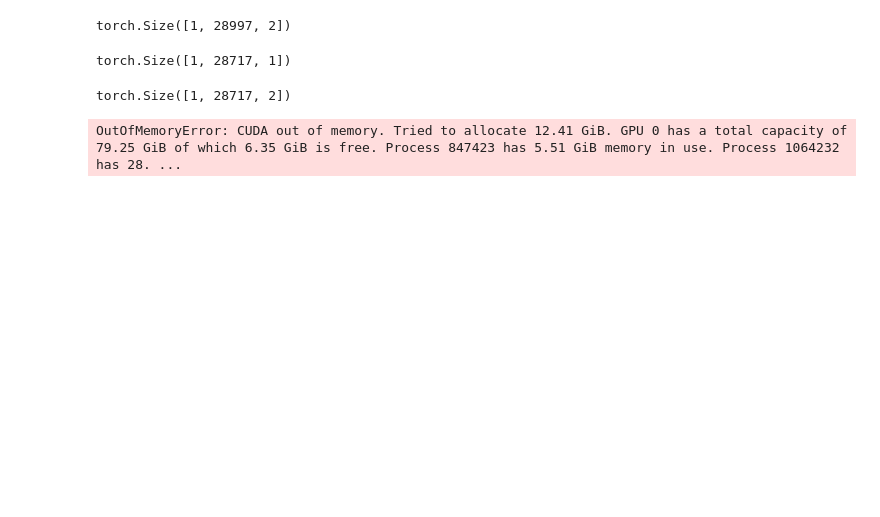
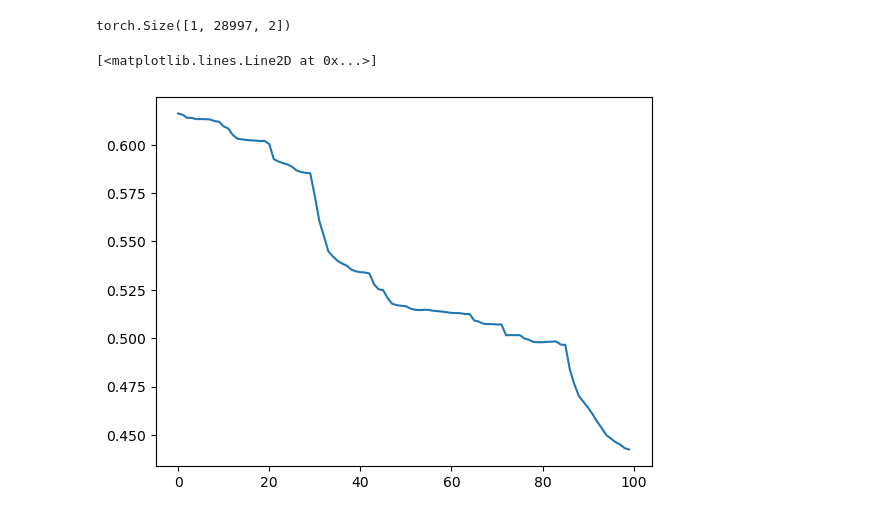
Before and after one commit to vinayakrana/TNP-pytorch, a Jupyter notebook: regression/ActiveLearning.ipynb, the cells around one changed output. Saved outputs shown, nothing was run; the diff lists cells and outputs as text; code cells hidden in the pictures; blank space fills up the shorter version.

Commit message:
Tried active learning for tnpd

```diff
--- a/regression/ActiveLearning.ipynb
+++ b/regression/ActiveLearning.ipynb
@@ -119,2 +121,2 @@ for key, value in test_sample.items():
 # %%
-# test_sample = test_batches[0]
+test_sample = test_batches[0]
@@ -121,25 +125,19 @@ for key, value in test_sample.items():
 # %%
-def max_variance(task, n_placements=20):
+# def max_variance(task, n_placements=20):
 
-    avg_std = []
-    for _ in range(n_placements+1):
-        model.eval()
-        with torch.no_grad():
-            prediction = model.predict(task.xc, task.yc, task.xt)
+#     task = copy.deepcopy(task)
+#     avg_std = []
+#     for _ in range(n_placements+1):
+#         model.eval()
+#         with torch.no_grad():
+#             prediction = model.predict(task.xc, task.yc, task.xt)
 
-        avg_std.append(prediction.scale.mean().item())
-        _, idx = prediction.scale.max(dim=1)
+#         avg_std.append(prediction.scale.mean().item())
+#         _, idx = prediction.scale.max(dim=1)
 
-        # Placing the sensor at the location of the maximum variance
-        task.xc = torch.cat([task.xc.squeeze(0), task.xt.squeeze(0)[idx.item()].unsqueeze(0)], dim=0).unsqueeze(0)
-        task.yc = torch.cat([task.yc.squeeze(0), task.yt.squeeze(0)[idx.item()].unsqueeze(0)], dim=0).unsqueeze(0)
+#         print(idx)
+#         # Placing the sensor at the location of the maximum variance
+#         task.xc = torch.cat([task.xc.squeeze(0), task.xt.squeeze(0)[idx.item()].unsqueeze(0)], dim=0).unsqueeze(0)
+#         task.yc = torch.cat([task.yc.squeeze(0), task.yt.squeeze(0)[idx.item()].unsqueeze(0)], dim=0).unsqueeze(0)
 
-    return avg_std[1:]
+#     return avg_std[1:]
-# %%
-test_sample.yt.shape
-# %% [output]
-torch.Size([1, 28717, 1])
-# %%
-test_sample.xt.shape
-# %% [output]
-torch.Size([1, 28717, 2])
@@ -146,4 +223,8 @@ torch.Size([1, 28717, 2])
 # %%
-vars = max_variance(task=test_sample, n_placements=10)
+vars, rmse = max_variance(task=test_sample, n_placements=100)
-# %% [output]
-OutOfMemoryError: CUDA out of memory. Tried to allocate 12.41 GiB. GPU 0 has a total capacity of 79.25 GiB of which 6.35 GiB is free. Process 847423 has 5.51 GiB memory in use. Process 1064232 has 28. ...
+# %%
+import matplotlib.pyplot as plt    # tnpd  rmse
+plt.plot(rmse)
+# %% [output]
+[<matplotlib.lines.Line2D at 0x...>]
+[figure, added]
```
Also changed, not shown: parts of 16 cells of this notebook.
